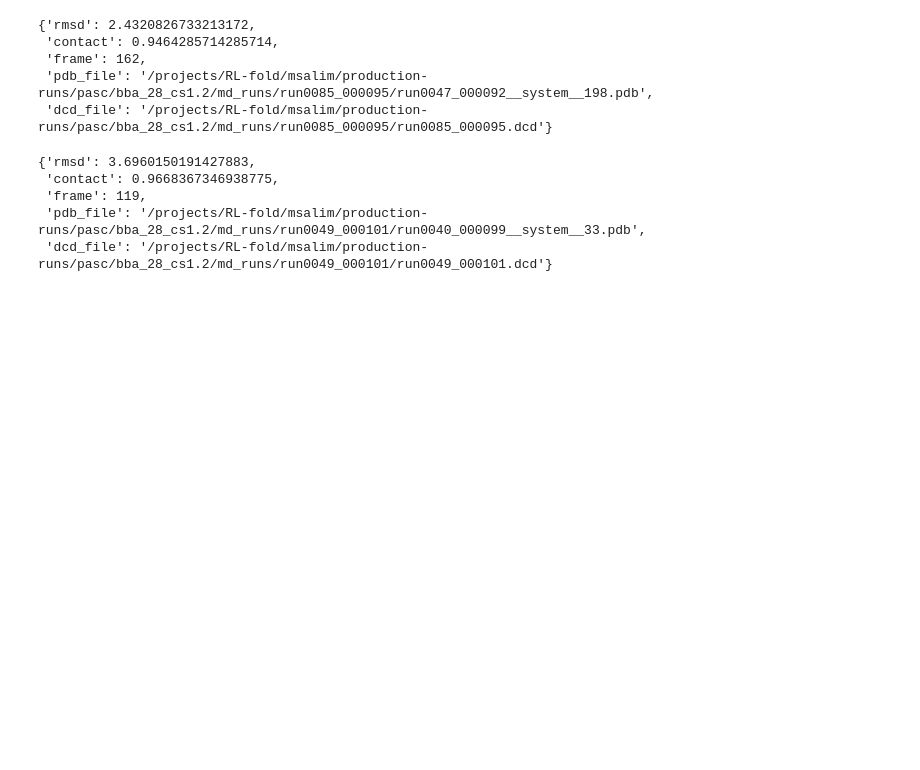
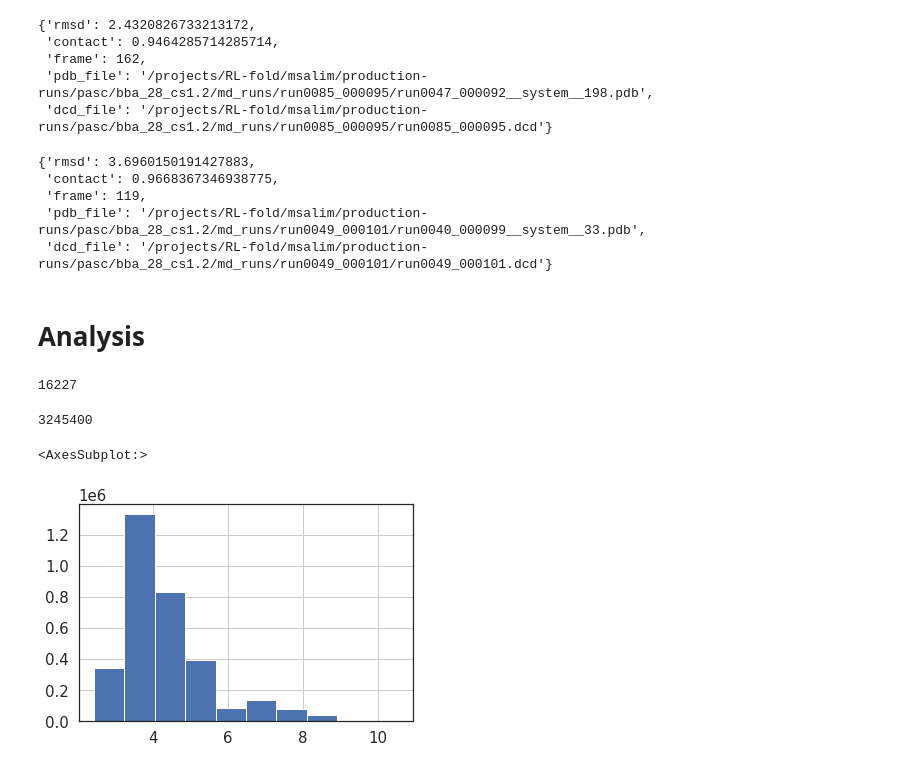
Before and after one commit to braceal/PASC21-Stream-AI-MD, a Jupyter notebook: alex.ipynb, the cells around one changed output. Drawn from its saved outputs; the diff is of its cells as text; code cells hidden in the pictures; blank space fills up the shorter version.

Commit message:
update time series figs. some analysis

```diff
--- a/alex.ipynb
+++ b/alex.ipynb
@@ -124,3 +126,23 @@ write_pdb(
     traj_file=best_contact_conformer["dcd_file"],
     frame=best_contact_conformer["frame"],
 )
+# %% [markdown]
+# Analysis
+# %%
+len(data)
+# %% [output]
+16227
+# %%
+all_data = list(itertools.chain(*data))
+# %%
+len(all_data)
+# %% [output]
+3245400
+# %%
+import pandas as pd
+df = pd.DataFrame(all_data)
+# %%
+df.rmsd.hist()
+# %% [output]
+<AxesSubplot:>
+[figure, added]
```
Also changed, not shown: parts of 9 cells of this notebook.
